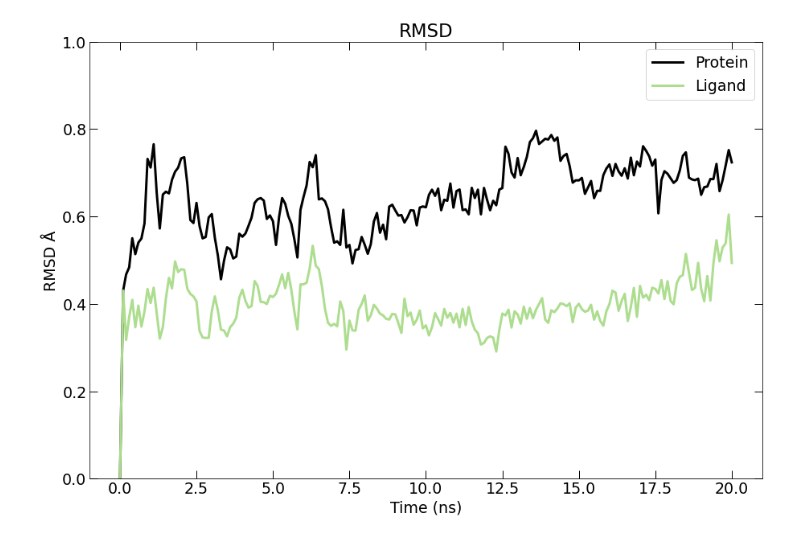
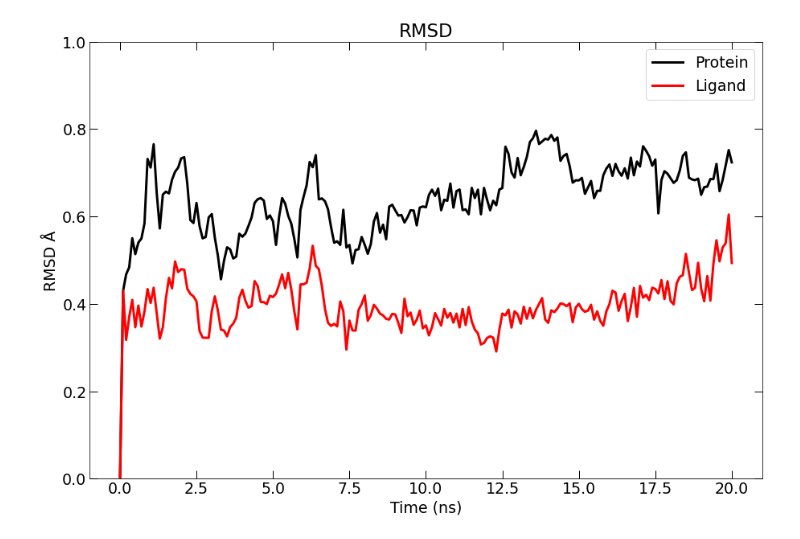
Before and after one commit to purnawanpp/tutorial_gromacs, a Jupyter notebook: Plot_RMSD_GROMACS_.ipynb, the cells around one changed output. Drawn from its saved outputs; the diff is of its cells as text; code cells hidden in the pictures.

```diff
--- a/Plot_RMSD_GROMACS_.ipynb
+++ b/Plot_RMSD_GROMACS_.ipynb
@@ -20,32 +20,32 @@ x = data[0]
 
 y = data[1]
 
 data2 = pd.read_csv('/content/rmsd_pro_lyco.xvg',sep='\s+',header=None)
 
 data2 = pd.DataFrame(data2)
 
 x2 = data2[0]
 
 y2 = data2[1]
 
 plt.figure (figsize =(15,10))
 
 plt.plot (x, y, alpha = 2, mec = 'k', linewidth=3, markersize = 7, color = colors[0], label="Protein")
-plt.plot (x2, y2, alpha = 2, mec = 'k', linewidth=3, markersize = 7, color = colors[7], label= "Ligand")
+plt.plot (x2, y2, alpha = 2, mec = 'k', linewidth=3, markersize = 7, color = colors[1], label= "Ligand")
 
 plt.ylim(0,1)
 
 plt.tick_params (top = True, right = True, direction = 'in',length=10, width=1)
 
 plt.ylabel('RMSD Å')
 
 plt.xlabel('Time (ns)')
 
 plt.title("RMSD")
 plt.legend()
 
 # plt.legend()
 
 plt.savefig('RMSD.pdf')
 # %% [output]
-[figure, old version]
+[figure, new version]
```
